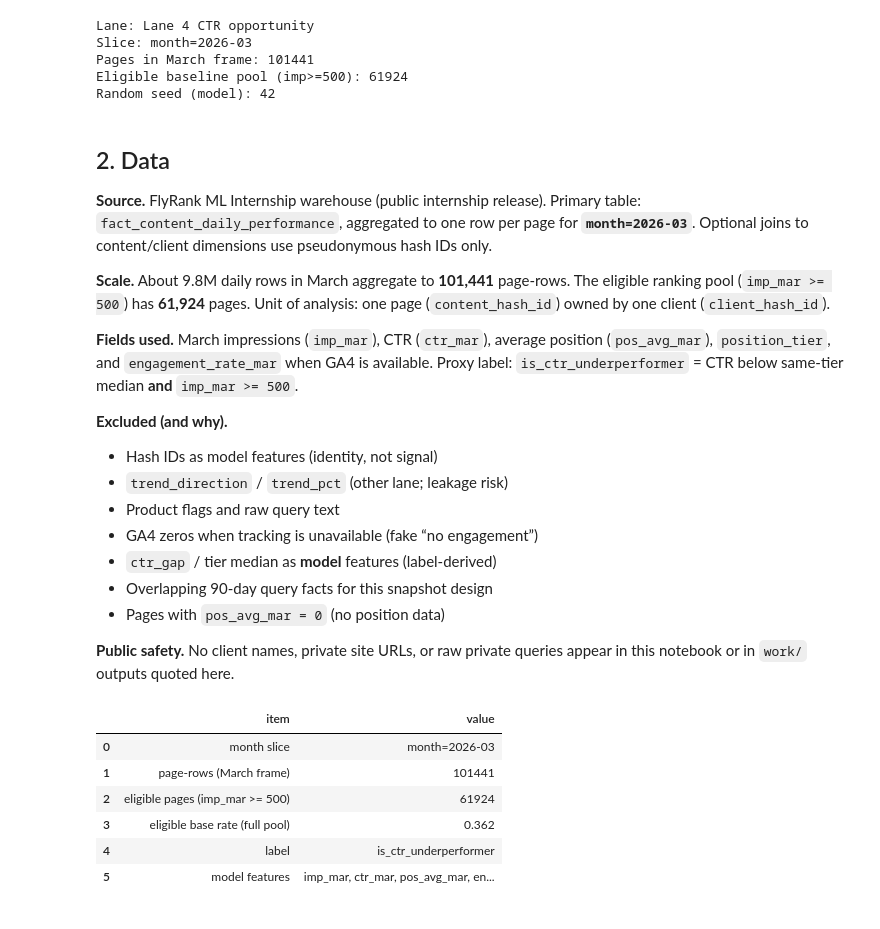
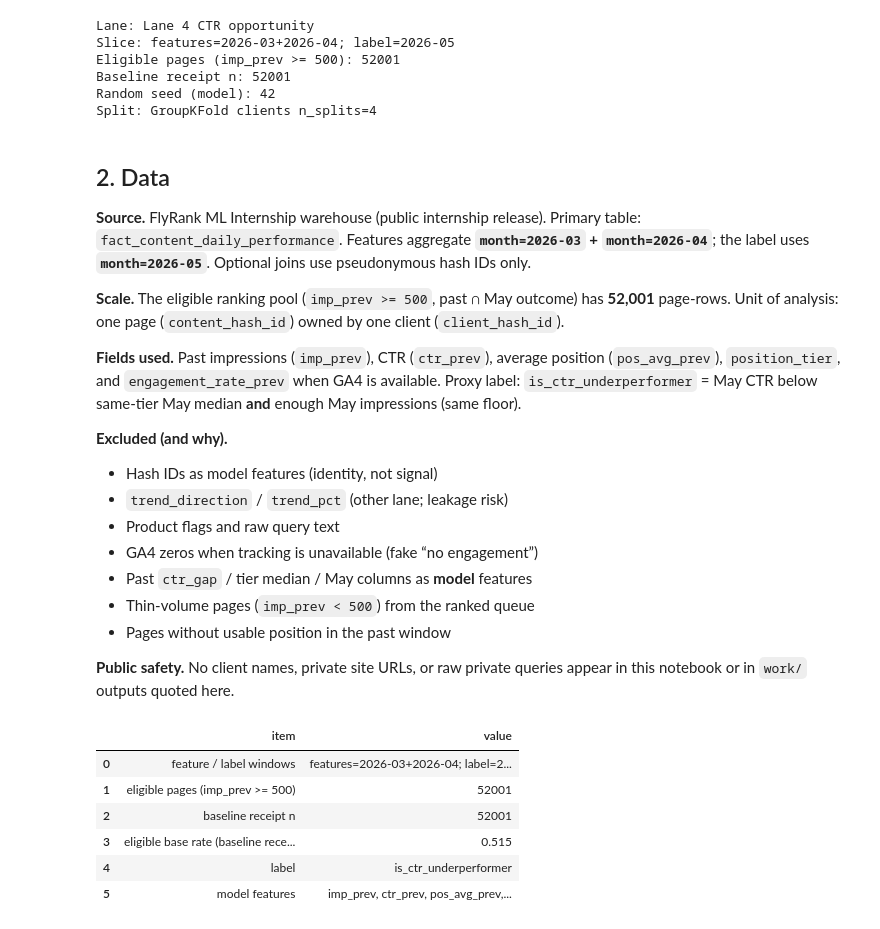
Before and after one commit to rimlazrek1/flyrank-internship, a Jupyter notebook: work/notebooks/capstone.ipynb, the cells around one changed output. Saved outputs shown, nothing was run; the diff lists cells and outputs as text; code cells hidden in the pictures.

```diff
--- a/work/notebooks/capstone.ipynb
+++ b/work/notebooks/capstone.ipynb
@@ -40,62 +40,75 @@ if OUT is None:
 ROOT = OUT.parent
 FIG = ROOT / "figures"
 
+
+def resolve_fig(name: str) -> Path:
+    """Prefer w07 exports in outputs/; fall back to figures/."""
+    for p in (OUT / name, FIG / name):
+        if p.exists():
+            return p
+    return OUT / name
+
+
 playbook = json.loads((OUT / "playbook_metrics.json").read_text())
 model_vs = json.loads((OUT / "model_vs_baseline_metrics.json").read_text())
 baseline = json.loads((OUT / "baseline_metrics.json").read_text())
 leakage = json.loads((OUT / "validation_leakage_trap.json").read_text())
 claims = json.loads((OUT / "validation_claim_rewrite.json").read_text())
 
+methods_mean = pd.DataFrame(model_vs["methods_mean"]).set_index("method")
+
 print("Lane:", playbook["lane"])
 print("Slice:", playbook["slice"])
-print("Pages in March frame:", playbook["n_pages"])
-print("Eligible baseline pool (imp>=500):", baseline["n"])
+print("Eligible pages (imp_prev >= 500):", playbook["n_pages"])
+print("Baseline receipt n:", baseline["n"])
 print("Random seed (model):", model_vs["random_state"])
+print("Split:", model_vs["split"])
 # %% [output]
 Lane: Lane 4 CTR opportunity
-Slice: month=2026-03
-Pages in March frame: 101441
-Eligible baseline pool (imp>=500): 61924
+Slice: features=2026-03+2026-04; label=2026-05
+Eligible pages (imp_prev >= 500): 52001
+Baseline receipt n: 52001
 Random seed (model): 42
+Split: GroupKFold clients n_splits=4
 # %% [markdown]
 ## 2. Data
 
-**Source.** FlyRank ML Internship warehouse (public internship release). Primary table: `fact_content_daily_performance`, aggregated to one row per page for **`month=2026-03`**. Optional joins to content/client dimensions use pseudonymous hash IDs only.
+**Source.** FlyRank ML Internship warehouse (public internship release). Primary table: `fact_content_daily_performance`. Features aggregate **`month=2026-03` + `month=2026-04`**; the label uses **`month=2026-05`**. Optional joins use pseudonymous hash IDs only.
 
-**Scale.** About 9.8M daily rows in March aggregate to **101,441** page-rows. The eligible ranking pool (`imp_mar >= 500`) has **61,924** pages. Unit of analysis: one page (`content_hash_id`) owned by one client (`client_hash_id`).
+**Scale.** The eligible ranking pool (`imp_prev >= 500`, past ∩ May outcome) has **52,001** page-rows. Unit of analysis: one page (`content_hash_id`) owned by one client (`client_hash_id`).
 
-**Fields used.** March impressions (`imp_mar`), CTR (`ctr_mar`), average position (`pos_avg_mar`), `position_tier`, and `engagement_rate_mar` when GA4 is available. Proxy label: `is_ctr_underperformer` = CTR below same-tier median **and** `imp_mar >= 500`.
+**Fields used.** Past impressions (`imp_prev`), CTR (`ctr_prev`), average position (`pos_avg_prev`), `position_tier`, and `engagement_rate_prev` when GA4 is available. Proxy label: `is_ctr_underperformer` = May CTR below same-tier May median **and** enough May impressions (same floor).
 
 **Excluded (and why).**
 - Hash IDs as model features (identity, not signal)
 - `trend_direction` / `trend_pct` (other lane; leakage risk)
 - Product flags and raw query text
 - GA4 zeros when tracking is unavailable (fake “no engagement”)
-- `ctr_gap` / tier median as **model** features (label-derived)
-- Overlapping 90-day query facts for this snapshot design
-- Pages with `pos_avg_mar = 0` (no position data)
+- Past `ctr_gap` / tier median / May columns as **model** features
+- Thin-volume pages (`imp_prev < 500`) from the ranked queue
+- Pages without usable position in the past window
 
 **Public safety.** No client names, private site URLs, or raw private queries appear in this notebook or in `work/` outputs quoted here.
 # %%
 data_summary = pd.DataFrame(
     [
-        {"item": "month slice", "value": playbook["slice"]},
-        {"item": "page-rows (March frame)", "value": playbook["n_pages"]},
-        {"item": "eligible pages (imp_mar >= 500)", "value": baseline["n"]},
-        {"item": "eligible base rate (full pool)", "value": round(baseline["base_rate"], 3)},
+        {"item": "feature / label windows", "value": playbook["slice"]},
+        {"item": "eligible pages (imp_prev >= 500)", "value": playbook["n_pages"]},
+        {"item": "baseline receipt n", "value": baseline["n"]},
+        {"item": "eligible base rate (baseline receipt)", "value": round(baseline["base_rate"], 3)},
         {"item": "label", "value": playbook["label"]},
         {"item": "model features", "value": ", ".join(playbook["features"])},
     ]
 )
 data_summary
 # %% [output]
 |  | item | value |
-| 0 | month slice | month=2026-03 |
-| 1 | page-rows (March frame) | 101441 |
-| 2 | eligible pages (imp_mar >= 500) | 61924 |
-| 3 | eligible base rate (full pool) | 0.362 |
+| 0 | feature / label windows | features=2026-03+2026-04; label=2... |
+| 1 | eligible pages (imp_prev >= 500) | 52001 |
+| 2 | baseline receipt n | 52001 |
+| 3 | eligible base rate (baseline rece... | 0.515 |
 | 4 | label | is_ctr_underperformer |
-| 5 | model features | imp_mar, ctr_mar, pos_avg_mar, en... |
+| 5 | model features | imp_prev, ctr_prev, pos_avg_prev,... |
 # %% [markdown]
 ## 3. Methodology
 
```
Also changed, not shown: parts of 17 cells of this notebook, 15 other files.
